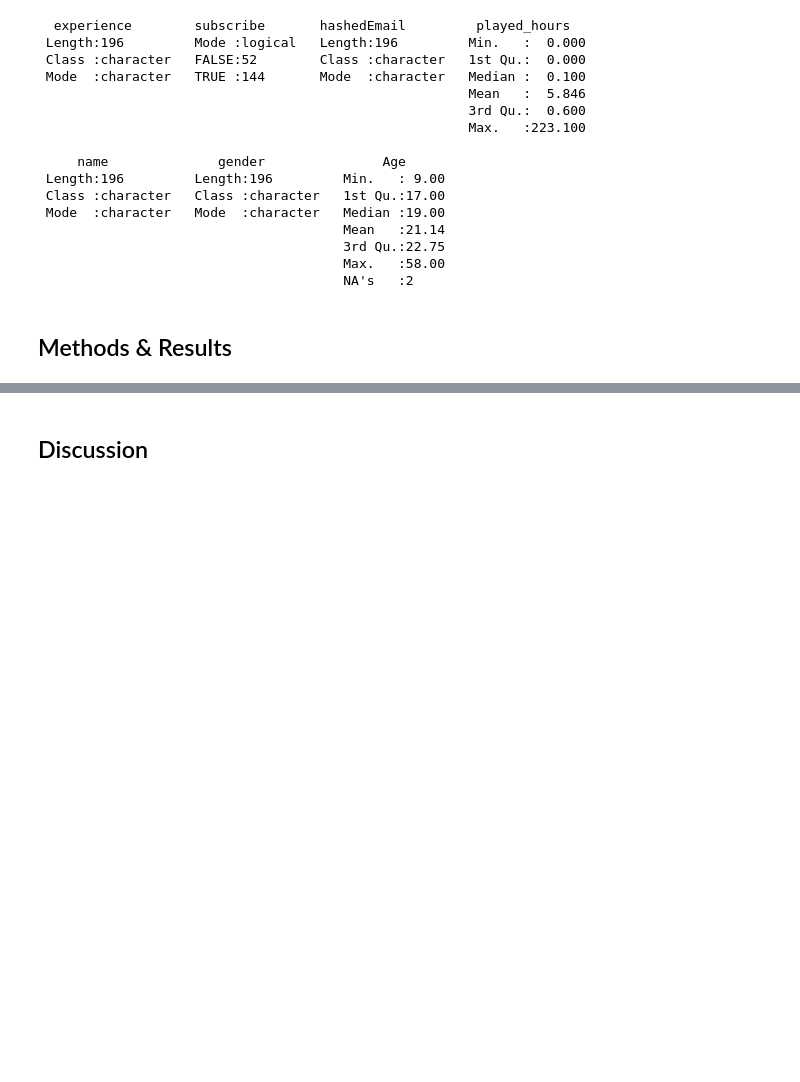
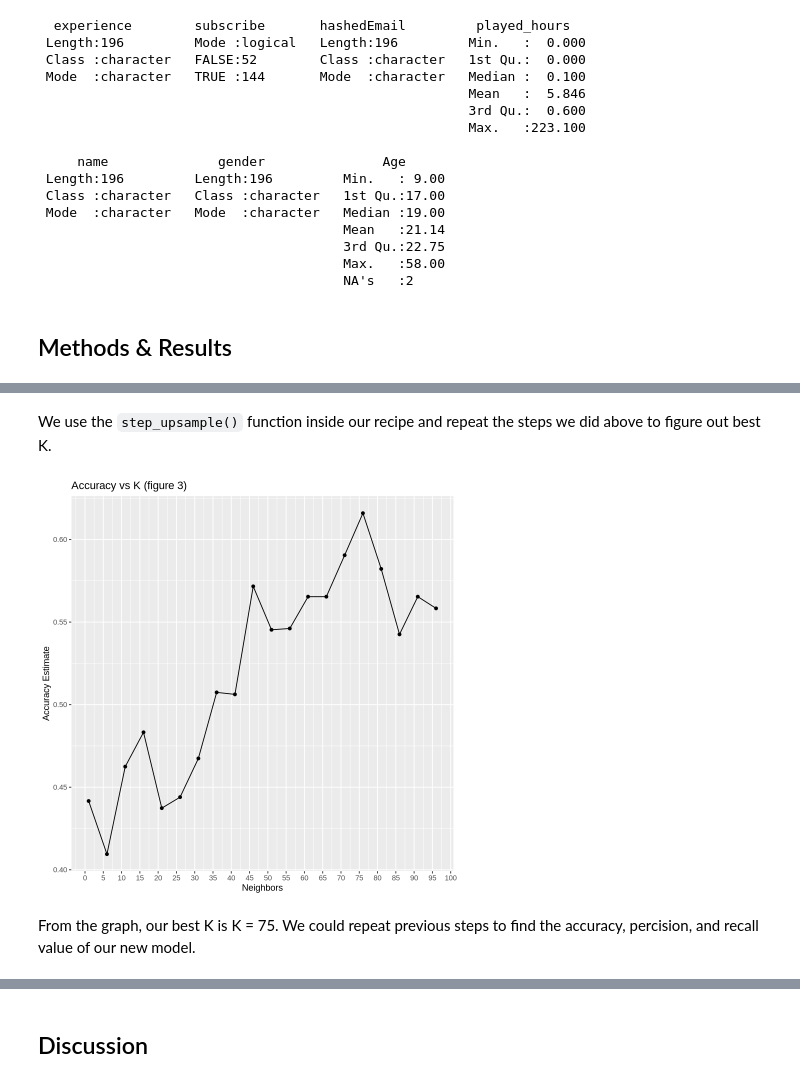
Before and after one commit to capybaraox/Group-18, a Jupyter notebook: Group 18.ipynb, the cells around one changed output, grey strips where cells are left out. Cells and saved outputs as stored; diff of their text form; code cells hidden in the pictures; blank space fills up the shorter version.

```diff
--- a/Group 18.ipynb
+++ b/Group 18.ipynb
@@ -76,0 +265,30 @@ A tibble: 196 × 7
+# %% [markdown]
+We use the `step_upsample()` function inside our recipe and repeat the steps we did above to figure out best K.
+# %%
+set.seed(3000)
+
+players_recipe2 <- recipe(subscribe ~ played_hours + Age, data = train_data) |>
+       step_upsample(subscribe)
+
+players_workflow2 <- workflow() |>
+  add_recipe(players_recipe2) |>
+  add_model(players_spec)
+
+k_grid2 <- tibble(neighbors = seq(from = 1, to = 100, by = 5))
+
+accuracy2 <- players_workflow2 |>
+       tune_grid(resamples = players_vfold, grid = k_grid2) |>
+       collect_metrics() |>
+       filter(.metric == "accuracy")
+
+accuracy_versus_k2 <- ggplot(accuracy2, aes(x = neighbors, y = mean))+
+       geom_point() +
+       geom_line() +
+       labs(x = "Neighbors", y = "Accuracy Estimate", title = "Accuracy vs K (figure 3)") +
+       scale_x_continuous(breaks = seq(0, 100, by = 5))
+
+accuracy_versus_k2
+# %% [output]
+[figure, added]
+# %% [markdown]
+From the graph, our best K is K = 75. We could repeat previous steps to find the accuracy, percision, and recall value of our new model.
```
Also changed, not shown: parts of 26 cells of this notebook.
